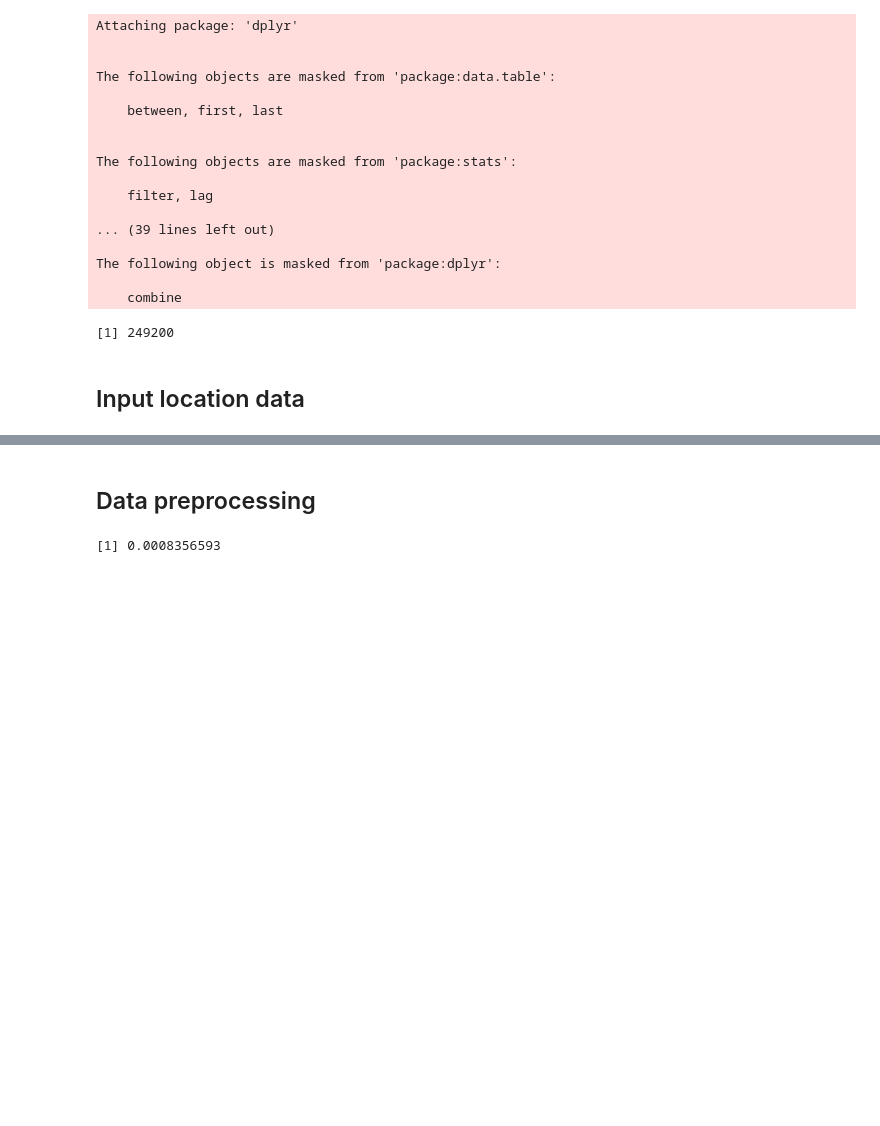
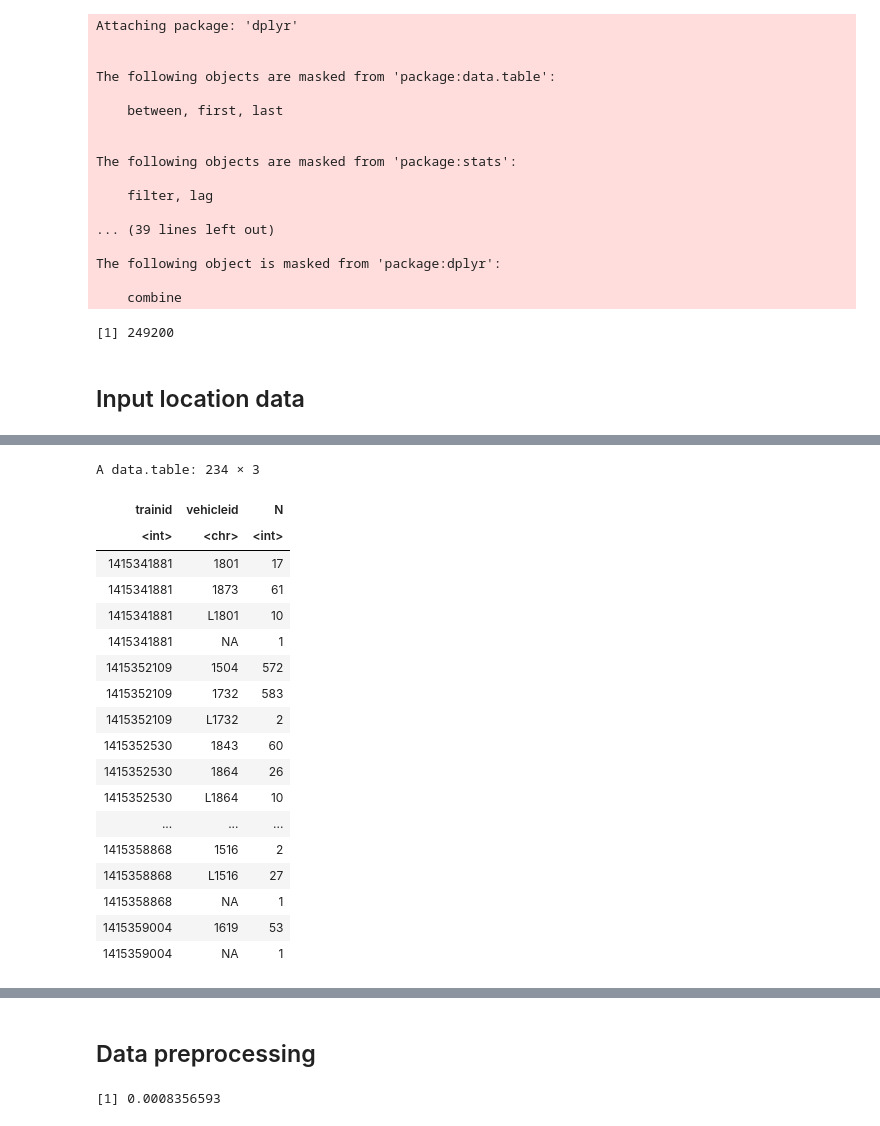
Before and after one commit to narslab/treem, a Jupyter notebook: bin/jupyter/vehicle-trajectory-computation-alt.ipynb, the cells around one changed output, grey strips where cells are left out. Saved outputs shown, nothing was run; the diff lists cells and outputs as text; code cells hidden in the pictures; blank space fills up the shorter version.

```diff
--- a/bin/jupyter/vehicle-trajectory-computation-alt.ipynb
+++ b/bin/jupyter/vehicle-trajectory-computation-alt.ipynb
@@ -41,0 +92,22 @@ DISTANCE_FILEPATH = "../../data/raw/vehicle-location/"
+# %%
+dht1[day==18, .N, by = .(trainid, vehicleid)][order(trainid,vehicleid)]
+# %% [output]
+A data.table: 234 × 3
+| trainid | vehicleid | N |
+| <int> | <chr> | <int> |
+| 1415341881 | 1801 | 17 |
+| 1415341881 | 1873 | 61 |
+| 1415341881 | L1801 | 10 |
+| 1415341881 | NA | 1 |
+| 1415352109 | 1504 | 572 |
+| 1415352109 | 1732 | 583 |
+| 1415352109 | L1732 | 2 |
+| 1415352530 | 1843 | 60 |
+| 1415352530 | 1864 | 26 |
+| 1415352530 | L1864 | 10 |
+| ... | ... | ... |
+| 1415358868 | 1516 | 2 |
+| 1415358868 | L1516 | 27 |
+| 1415358868 | NA | 1 |
+| 1415359004 | 1619 | 53 |
+| 1415359004 | NA | 1 |
```
Also changed, not shown: parts of 11 cells of this notebook.
